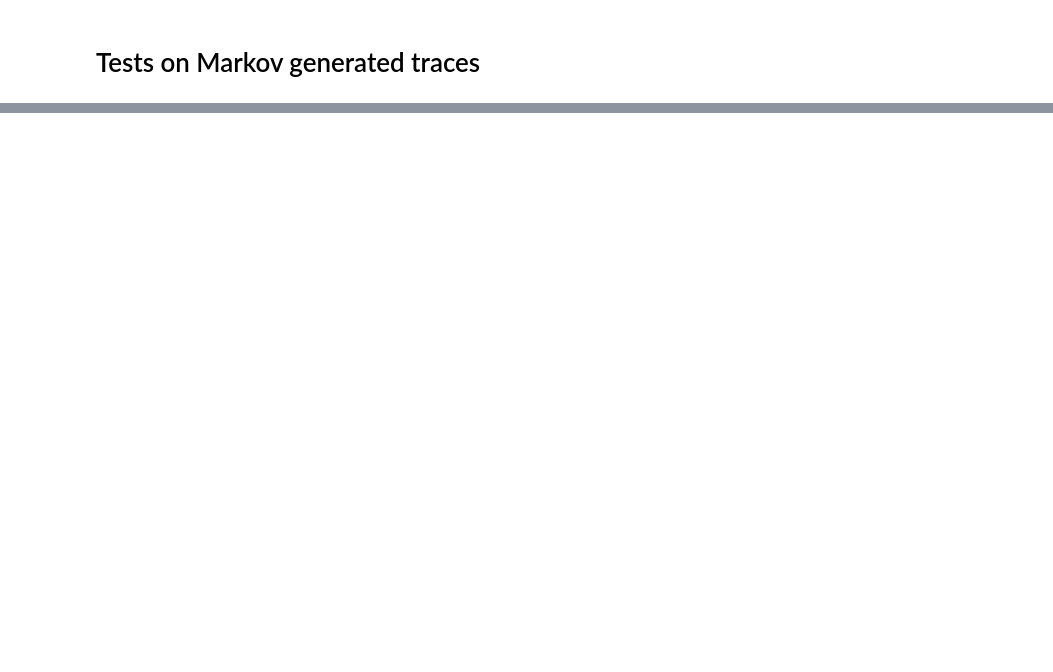
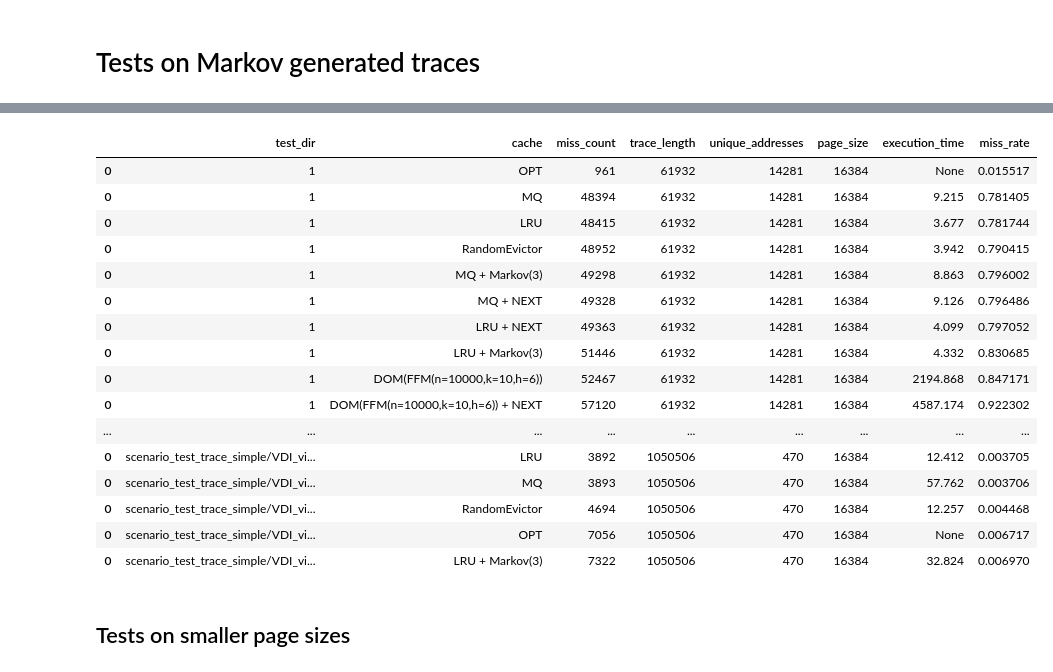
Before and after one commit to rllaskowski/cache-prefetchers, a Jupyter notebook: experiments.ipynb, the cells around one changed output, grey strips where cells are left out. Drawn from its saved outputs; the diff is of its cells as text; code cells hidden in the pictures; blank space fills up the shorter version.

```diff
--- a/experiments.ipynb
+++ b/experiments.ipynb
@@ -51,8 +58,8 @@ from prob_model import FFM
 # %% [markdown]
 # Tests on Markov generated traces
 # %%
-SEQ_LEN = 10000
-N = 1000  # Address space size
+SEQ_LEN = 50000
+N = 500  # Address space size
 SEQ_COUNT = 3  # Number of sequences to generate
 CACHE_SIZE = 8
 
@@ -302,0 +784,70 @@ Total length: 189913
+# %%
+
+caches_size_64 = [
+    Cache(
+        "RandomEvictor",
+        eviction_strategy=RandomEvictor(),
+        size=64
+    ),
+    Cache(
+        "LRU",
+        eviction_strategy=LRU(),
+        size=64
+    ),
+    Cache(
+        "MQ",
+        eviction_strategy=MQ(max_frequency=8, life_time=10, qout_size=8*4),
+        size=64
+    ),
+    Cache(
+        "LRU + NEXT",
+        eviction_strategy=LRU(),
+        prefetch_strategy=Next(),
+        size=64
+    ),
+    Cache(
+        "LRU + NEXT",
+        eviction_strategy=LRU(),
+        prefetch_strategy=Next(),
+        size=64
+    ),
+    Cache(
+        "LRU + Markov(3)",
+        eviction_strategy=LRU(),
+        prefetch_strategy=Markov(3),
+        size=16
+    ),
+    Cache(
+        "MQ + NEXT",
+        eviction_strategy=MQ(max_frequency=8, life_time=10, qout_size=8*4),
+        prefetch_strategy=Next(),
+        size=64
+    ),
+    Cache(
+        "MQ + Markov(3)",
+        eviction_strategy=MQ(max_frequency=8, life_time=10, qout_size=8*4),
+        prefetch_strategy=Markov(3),
+        size=64
+    ),
+]
+test(caches_size_64, test_dirs, 64, page_size=16*1024)
+# %% [output]
+|  | test_dir | cache | miss_count | trace_length | unique_addresses | page_size | execution_time | miss_rate |
+| 0 | 1 | OPT | 961 | 61932 | 14281 | 16384 | None | 0.015517 |
+| 0 | 1 | MQ | 48394 | 61932 | 14281 | 16384 | 9.215 | 0.781405 |
+| 0 | 1 | LRU | 48415 | 61932 | 14281 | 16384 | 3.677 | 0.781744 |
+| 0 | 1 | RandomEvictor | 48952 | 61932 | 14281 | 16384 | 3.942 | 0.790415 |
+| 0 | 1 | MQ + Markov(3) | 49298 | 61932 | 14281 | 16384 | 8.863 | 0.796002 |
+| 0 | 1 | MQ + NEXT | 49328 | 61932 | 14281 | 16384 | 9.126 | 0.796486 |
+| 0 | 1 | LRU + NEXT | 49363 | 61932 | 14281 | 16384 | 4.099 | 0.797052 |
+| 0 | 1 | LRU + Markov(3) | 51446 | 61932 | 14281 | 16384 | 4.332 | 0.830685 |
+| 0 | 1 | DOM(FFM(n=10000,k=10,h=6)) | 52467 | 61932 | 14281 | 16384 | 2194.868 | 0.847171 |
+| 0 | 1 | DOM(FFM(n=10000,k=10,h=6)) + NEXT | 57120 | 61932 | 14281 | 16384 | 4587.174 | 0.922302 |
+| ... | ... | ... | ... | ... | ... | ... | ... | ... |
+| 0 | scenario_test_trace_simple/VDI_vi... | LRU | 3892 | 1050506 | 470 | 16384 | 12.412 | 0.003705 |
+| 0 | scenario_test_trace_simple/VDI_vi... | MQ | 3893 | 1050506 | 470 | 16384 | 57.762 | 0.003706 |
+| 0 | scenario_test_trace_simple/VDI_vi... | RandomEvictor | 4694 | 1050506 | 470 | 16384 | 12.257 | 0.004468 |
+| 0 | scenario_test_trace_simple/VDI_vi... | OPT | 7056 | 1050506 | 470 | 16384 | None | 0.006717 |
+| 0 | scenario_test_trace_simple/VDI_vi... | LRU + Markov(3) | 7322 | 1050506 | 470 | 16384 | 32.824 | 0.006970 |
+# %% [markdown]
+## Tests on smaller page sizes
```
Also changed, not shown: parts of 27 cells of this notebook, 13 other files.
